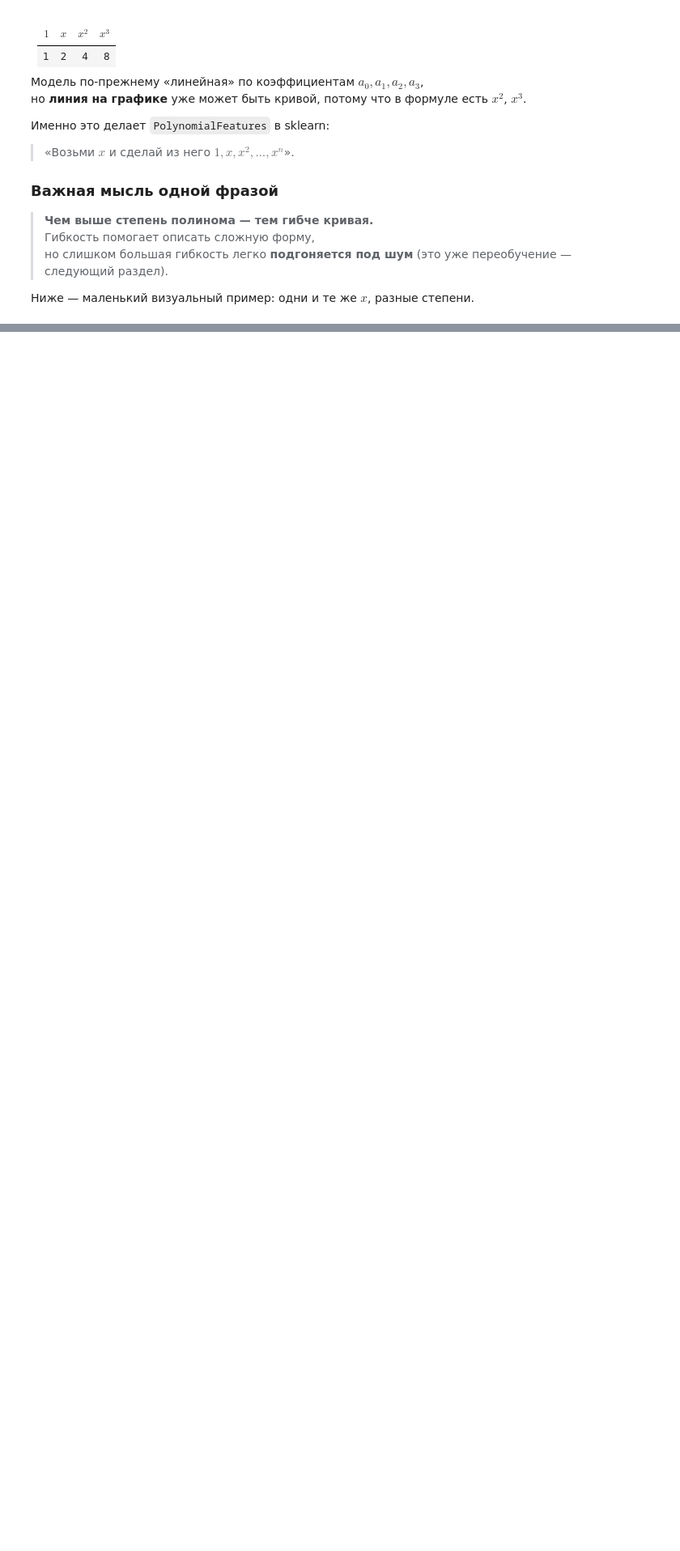
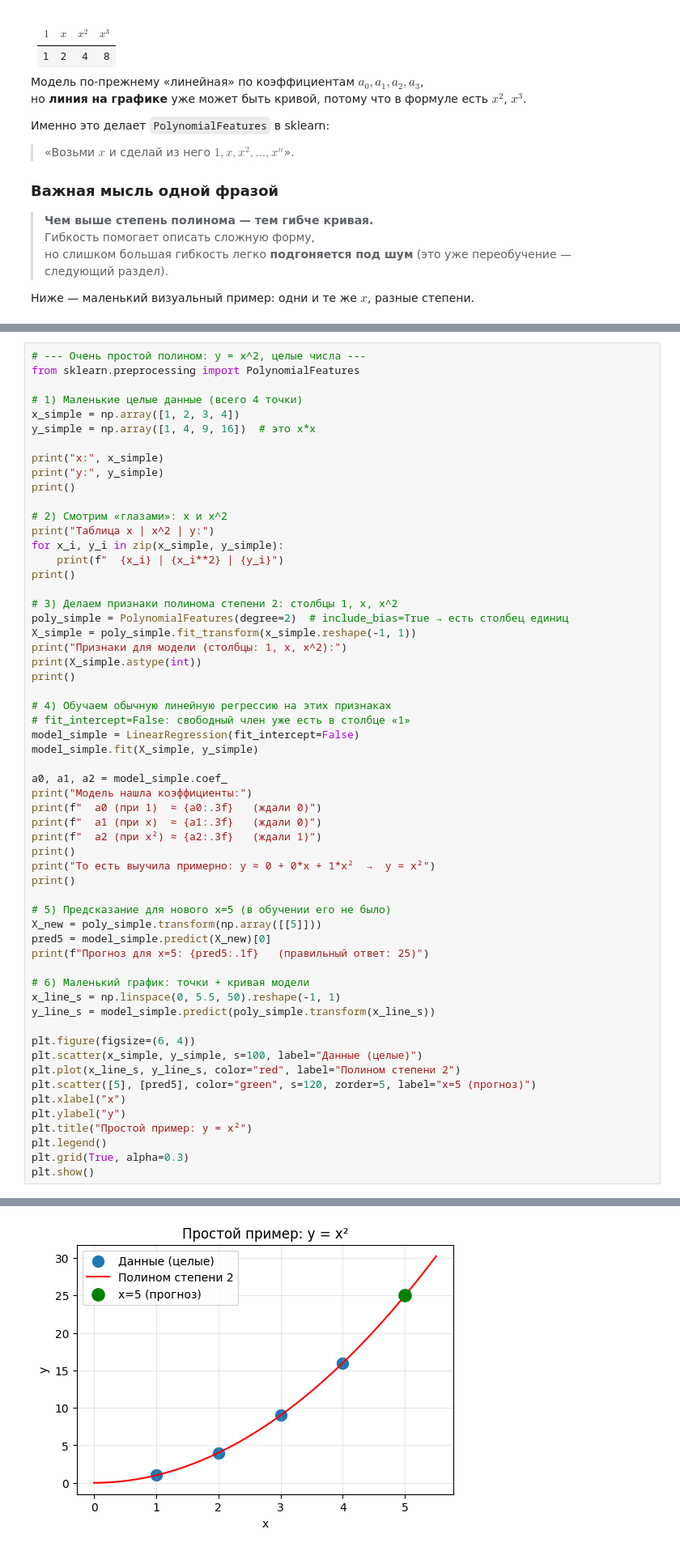
Before and after one commit to mrKhrom/ML_study, a Jupyter notebook: 1 Работа с признаками и построение моделей/1 Введение в машинное обучение/Ноутбук к занятию «Введение в машинное обучение»/Введение_в_ML_простыми_словами.ipynb, the cells around one changed output, grey strips where cells are left out. Shown at 81% size. Saved outputs shown, nothing was run; the diff lists cells and outputs as text; blank space fills up the shorter version.

```diff
--- a/1 Работа с признаками и построение моделей/1 Введение в машинное обучение/Ноутбук к занятию «Введение в машинное обучение»/Введение_в_ML_простыми_словами.ipynb
+++ b/1 Работа с признаками и построение моделей/1 Введение в машинное обучение/Ноутбук к занятию «Введение в машинное обучение»/Введение_в_ML_простыми_словами.ipynb
@@ -771,0 +816,59 @@ print("Степень 20 (в следующем разделе) → почти
+# %%
+# --- Очень простой полином: y = x^2, целые числа ---
+from sklearn.preprocessing import PolynomialFeatures
+
+# 1) Маленькие целые данные (всего 4 точки)
+x_simple = np.array([1, 2, 3, 4])
+y_simple = np.array([1, 4, 9, 16])  # это x*x
+
+print("x:", x_simple)
+print("y:", y_simple)
+print()
+
+# 2) Смотрим «глазами»: x и x^2
+print("Таблица x | x^2 | y:")
+for x_i, y_i in zip(x_simple, y_simple):
+    print(f"  {x_i} | {x_i**2} | {y_i}")
+print()
+
+# 3) Делаем признаки полинома степени 2: столбцы 1, x, x^2
+poly_simple = PolynomialFeatures(degree=2)  # include_bias=True → есть столбец единиц
+X_simple = poly_simple.fit_transform(x_simple.reshape(-1, 1))
+print("Признаки для модели (столбцы: 1, x, x^2):")
+print(X_simple.astype(int))
+print()
+
+# 4) Обучаем обычную линейную регрессию на этих признаках
+# fit_intercept=False: свободный член уже есть в столбце «1»
+model_simple = LinearRegression(fit_intercept=False)
+model_simple.fit(X_simple, y_simple)
+
+a0, a1, a2 = model_simple.coef_
+print("Модель нашла коэффициенты:")
+print(f"  a0 (при 1)  ≈ {a0:.3f}   (ждали 0)")
+print(f"  a1 (при x)  ≈ {a1:.3f}   (ждали 0)")
+print(f"  a2 (при x²) ≈ {a2:.3f}   (ждали 1)")
+print()
+print("То есть выучила примерно: y ≈ 0 + 0*x + 1*x²  →  y ≈ x²")
+print()
+
+# 5) Предсказание для нового x=5 (в обучении его не было)
+X_new = poly_simple.transform(np.array([[5]]))
+pred5 = model_simple.predict(X_new)[0]
+print(f"Прогноз для x=5: {pred5:.1f}   (правильный ответ: 25)")
+
+# 6) Маленький график: точки + кривая модели
+x_line_s = np.linspace(0, 5.5, 50).reshape(-1, 1)
+y_line_s = model_simple.predict(poly_simple.transform(x_line_s))
+
+plt.figure(figsize=(6, 4))
+plt.scatter(x_simple, y_simple, s=100, label="Данные (целые)")
+plt.plot(x_line_s, y_line_s, color="red", label="Полином степени 2")
+plt.scatter([5], [pred5], color="green", s=120, zorder=5, label="x=5 (прогноз)")
+plt.xlabel("x")
+plt.ylabel("y")
+plt.title("Простой пример: y = x²")
+plt.legend()
+plt.grid(True, alpha=0.3)
+plt.show()
+# %% [output]
@@ -772,3 +892,4 @@ print("Степень 20 (в следующем разделе) → почти
+[figure, added]
 # %% [markdown]
 ### Мини-вывод про полиномы
 
```
Also changed, not shown: parts of 6 cells of this notebook, 4 other files.
